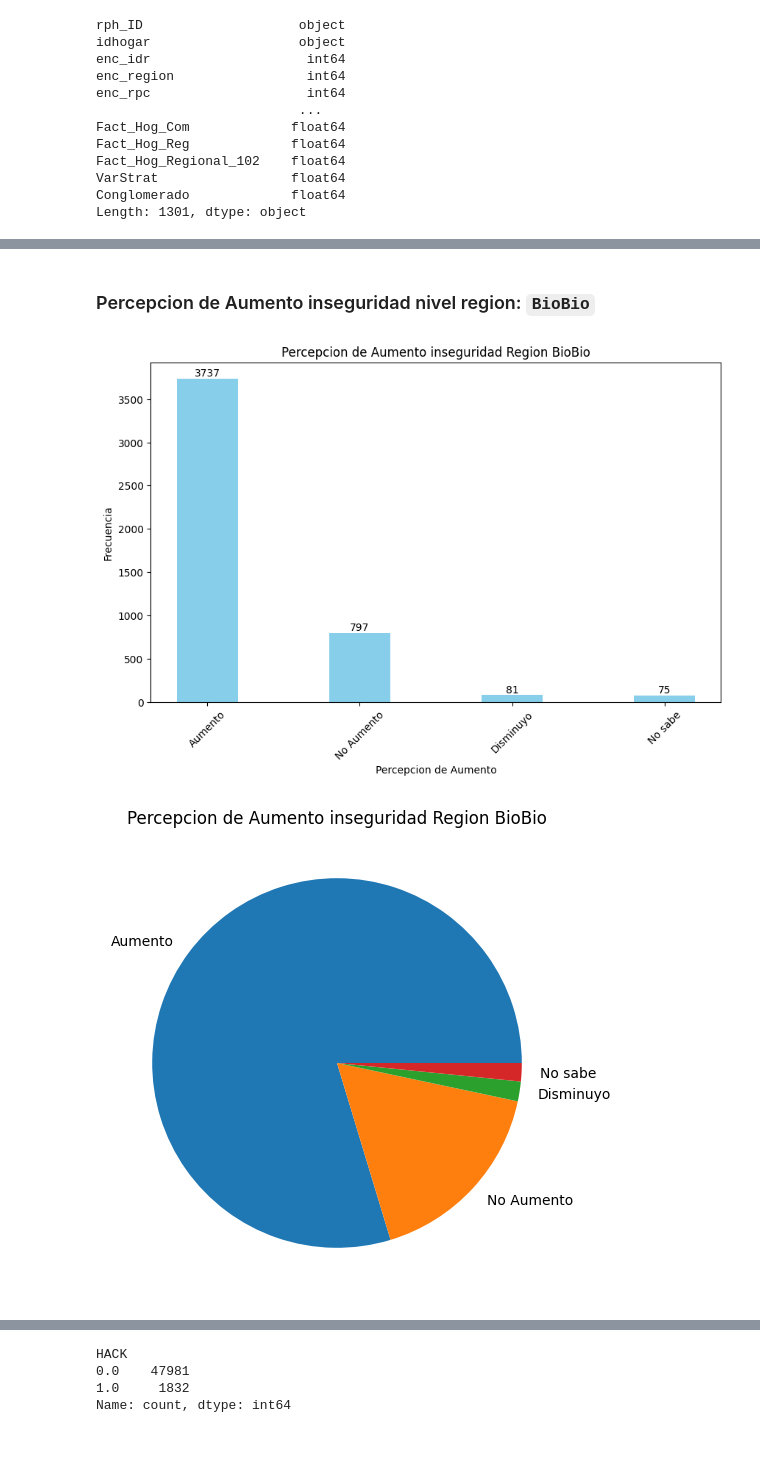
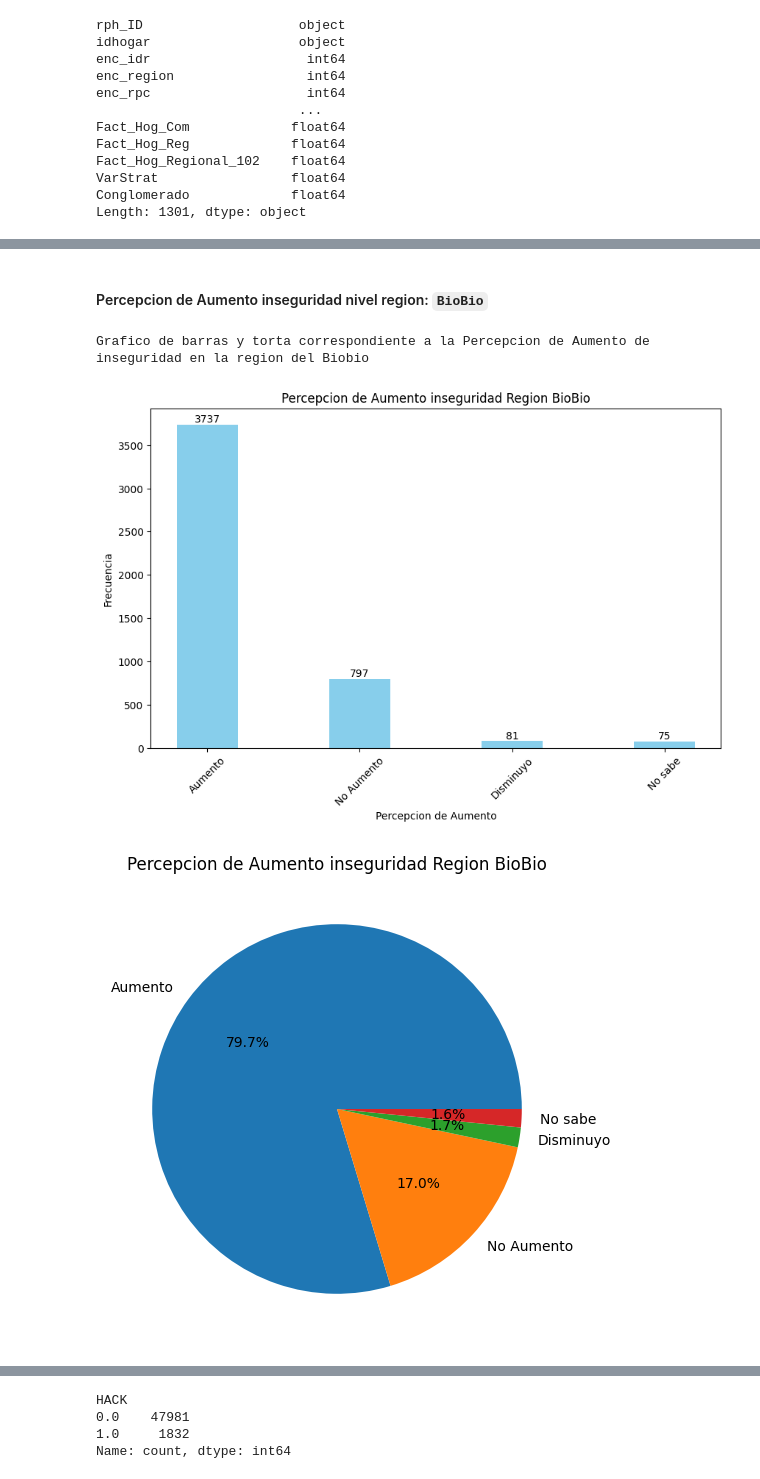
Before and after one commit to TheAmazingLife/analisis-de-datos-proyecto-semestral, a Jupyter notebook: entrega 2/variables.ipynb, the cells around one changed output, grey strips where cells are left out. Cells and saved outputs as stored; diff of their text form; code cells hidden in the pictures; blank space fills up the shorter version.

```diff
--- a/entrega 2/variables.ipynb
+++ b/entrega 2/variables.ipynb
@@ -87,23 +183,30 @@ Name: count, dtype: int64
 # %% [markdown]
-### Percepcion de Aumento inseguridad nivel region: `BioBio`
+#### Percepcion de Aumento inseguridad nivel region: `BioBio`
 # %%
 # Seleccion de region BioBio y limpieza de datos
 region_nombre = df_enusc.loc[df_enusc["enc_region"] == 8, "P_AUMENTO_COM"]
 region_nombre.fillna(99, inplace=True)
 region_count = region_nombre.value_counts().sort_index()
 
 
 # Graficos excluye "No responde"
 etiquetas = ["Aumento", "No Aumento", "Disminuyo", "No sabe", "No responde"]
 titulo = 'Percepcion de Aumento inseguridad Region BioBio'
 etiqueta_x = 'Percepcion de Aumento'
 etiqueta_y = 'Frecuencia'
-bar_plot(region_count.values[:4], etiquetas[:4], titulo, etiqueta_x, etiqueta_y)
+print("Grafico de barras y torta correspondiente a la Percepcion de Aumento de inseguridad en la region del Biobio")
+biobio = bar_plot(region_count.values[:4], etiquetas[:4], titulo, etiqueta_x, etiqueta_y)
 
 plt.figure(figsize=(10, 6))
-plt.pie(region_count.values[:4], labels=etiquetas[:4])
+#plt.pie(region_count.values[:4], labels=etiquetas[:4])
+plt.pie(
+    region_count.values[:4],
+    labels=etiquetas[:4],
+    autopct='%1.1f%%'             # porcentaje con 1 decimal
+)
 plt.title('Percepcion de Aumento inseguridad Region BioBio')
 plt.show()
 # %% [output]
+Grafico de barras y torta correspondiente a la Percepcion de Aumento de inseguridad en la region del Biobio
 [figure]
-[figure, old version]
+[figure, new version]
```
Also changed, not shown: parts of 58 cells of this notebook.
